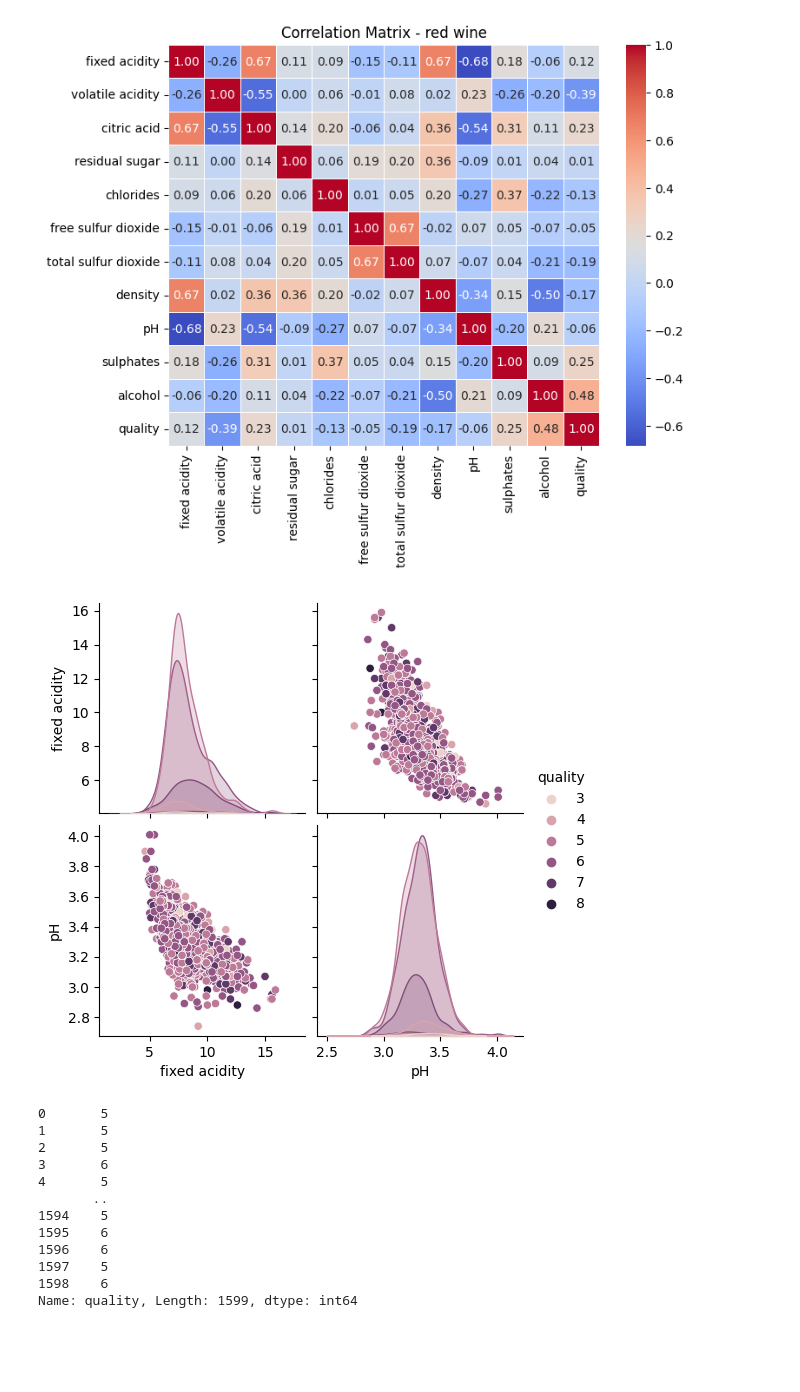
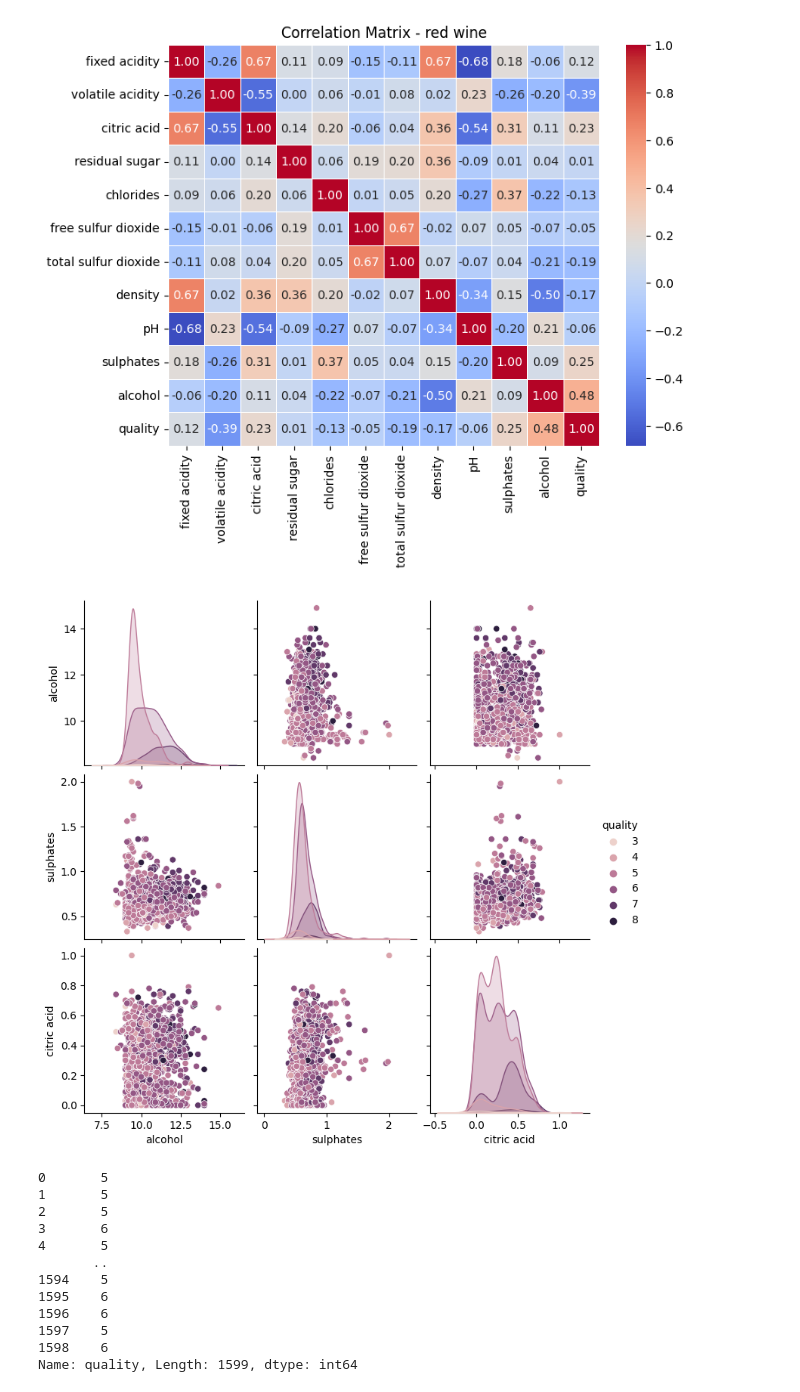
Before and after one commit to EthanSong50/ML, a Jupyter notebook: wine_classification.ipynb, the cells around one changed output. Saved outputs shown, nothing was run; the diff lists cells and outputs as text; code cells hidden in the pictures; blank space fills up the shorter version.

```diff
--- a/wine_classification.ipynb
+++ b/wine_classification.ipynb
@@ -100,11 +144,11 @@ plt.show()
 # %% [output]
 [figure]
 # %%
-# fixed acidity, pH와 quaity 상관관계 분석
-sns.pairplot(rWine, vars=['fixed acidity', 'pH'], hue="quality")
+# alcohol, sulphates, citric acid와 quality 상관관계 분석
+sns.pairplot(rWine, vars=['alcohol', 'sulphates', 'citric acid'], hue="quality")
 plt.show()
 # %% [output]
-[figure, old version]
+[figure, new version]
 # %%
 y = rWine['quality']
 y
```
Also changed, not shown: parts of 5 cells of this notebook.
